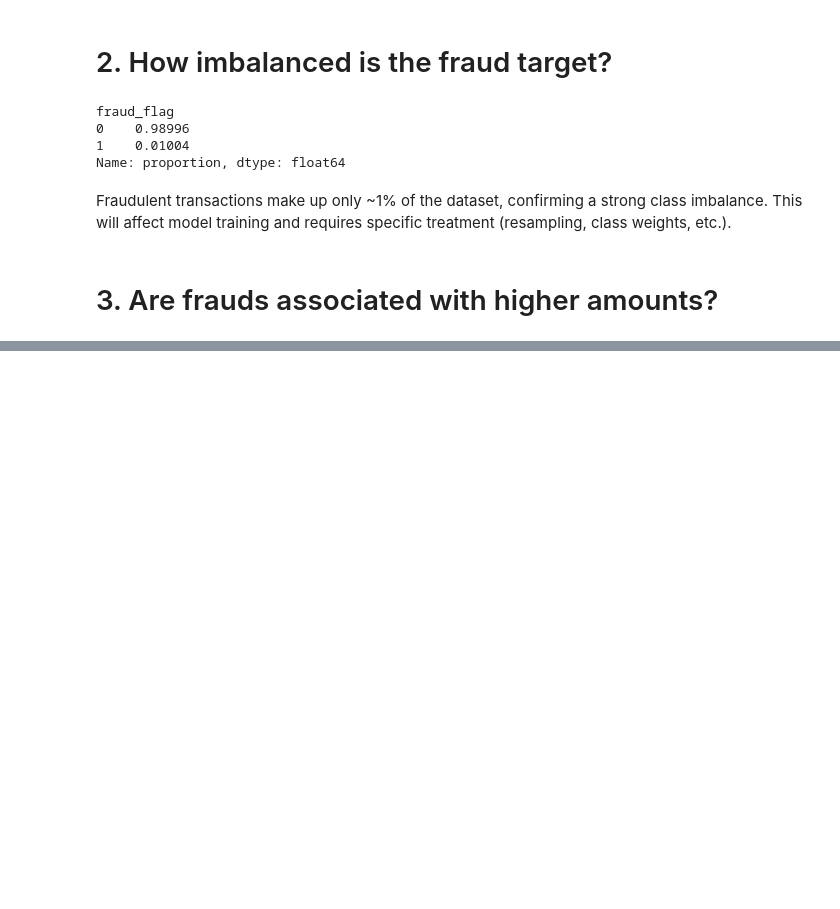
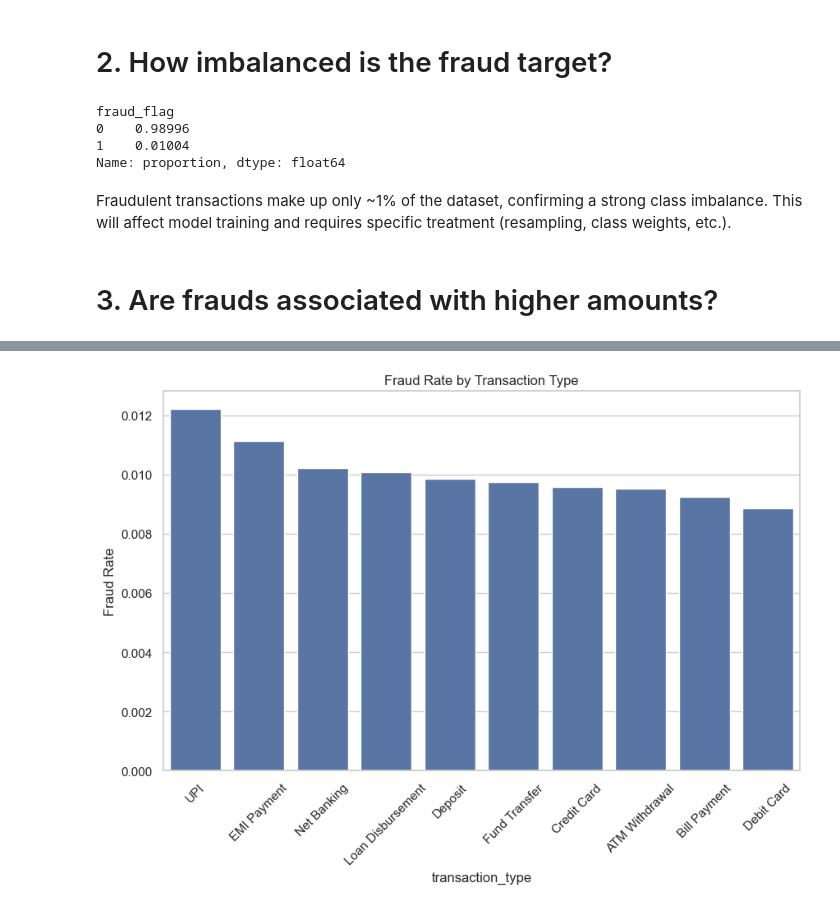
Before and after one commit to yabichara/loan-fraud-detection, a Jupyter notebook: notebooks/01_eda.ipynb, the cells around one changed output, grey strips where cells are left out. Drawn from its saved outputs; the diff is of its cells as text; code cells hidden in the pictures; blank space fills up the shorter version.

```diff
--- a/notebooks/01_eda.ipynb
+++ b/notebooks/01_eda.ipynb
@@ -74,0 +144,14 @@ Fraudulent transactions make up only ~1% of the dataset, confirming a strong cla
+# %%
+# Fraud ratio per transaction type
+fraud_by_type = df_transaction.groupby('transaction_type')['fraud_flag'].mean().sort_values(ascending=False)
+
+# Number of transactions per type
+count_by_type = df_transaction['transaction_type'].value_counts()
+
+# Combine into a single DataFrame
+type_stats = pd.DataFrame({
+    'fraud_ratio': fraud_by_type,
+    'transaction_count': count_by_type
+}).sort_values('fraud_ratio', ascending=False)
+
+display(type_stats)
@@ -74,0 +171,10 @@ Fraudulent transactions make up only ~1% of the dataset, confirming a strong cla
+# %%
+# Visual plot
+plt.figure(figsize=(10, 6))
+sns.barplot(x=type_stats.index, y=type_stats['fraud_ratio'])
+plt.xticks(rotation=45)
+plt.ylabel("Fraud Rate")
+plt.title("Fraud Rate by Transaction Type")
+plt.show()
+# %% [output]
+[figure, added]
```
Also changed, not shown: parts of 23 cells of this notebook.
